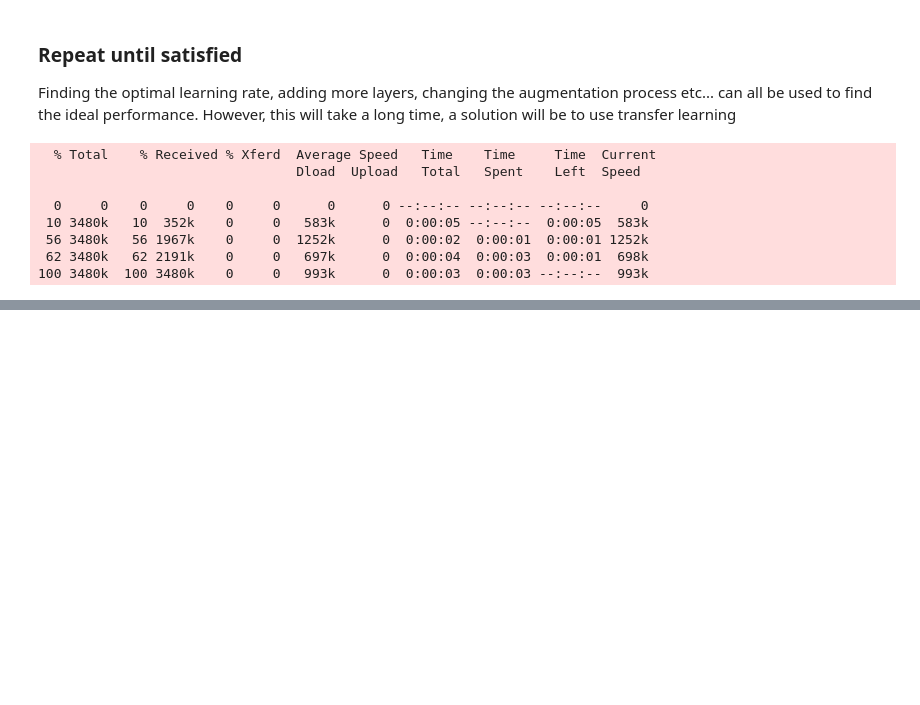
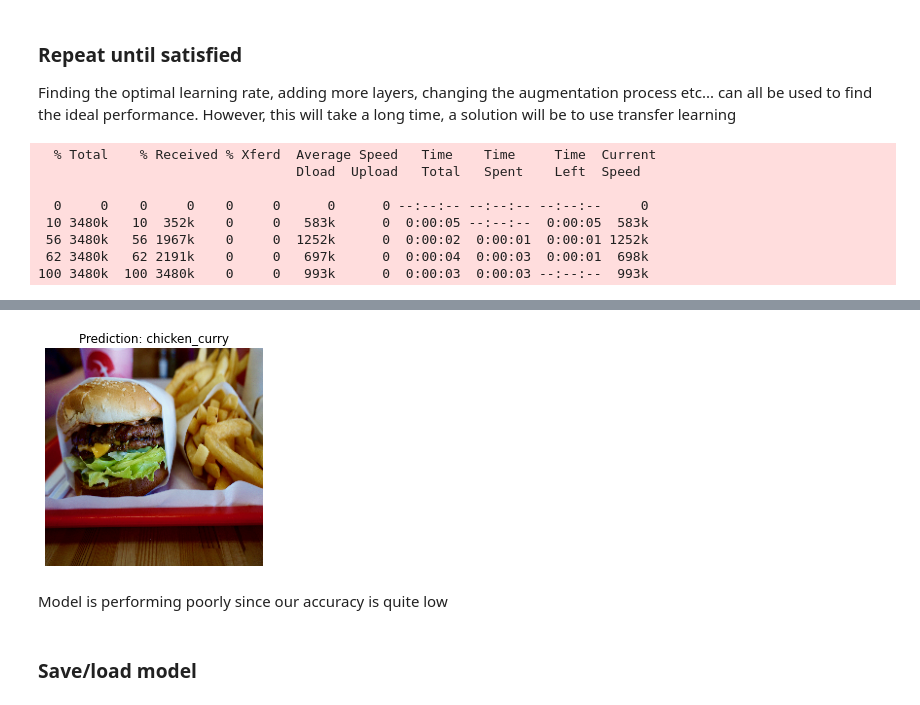
Before and after one commit to Ammar-Raneez/TF_Learning_ZTM, a Jupyter notebook: convolutional-neural-networks.ipynb, the cells around one changed output, grey strips where cells are left out. Cells and saved outputs as stored; diff of their text form; code cells hidden in the pictures; blank space fills up the shorter version.

```diff
--- a/convolutional-neural-networks.ipynb
+++ b/convolutional-neural-networks.ipynb
@@ -1516,0 +1527,3 @@ pred_and_plot(model_11, 'data/03-steak.jpeg', class_names)
+# %%
+pred_and_plot(model_11, 'data/03-hamburger.jpeg', class_names)
+# %% [output]
@@ -1516,0 +1531,5 @@ pred_and_plot(model_11, 'data/03-steak.jpeg', class_names)
+[figure, added]
+# %% [markdown]
+Model is performing poorly since our accuracy is quite low
+# %% [markdown]
+### Save/load model
```
Also changed, not shown: parts of 19 cells of this notebook.
